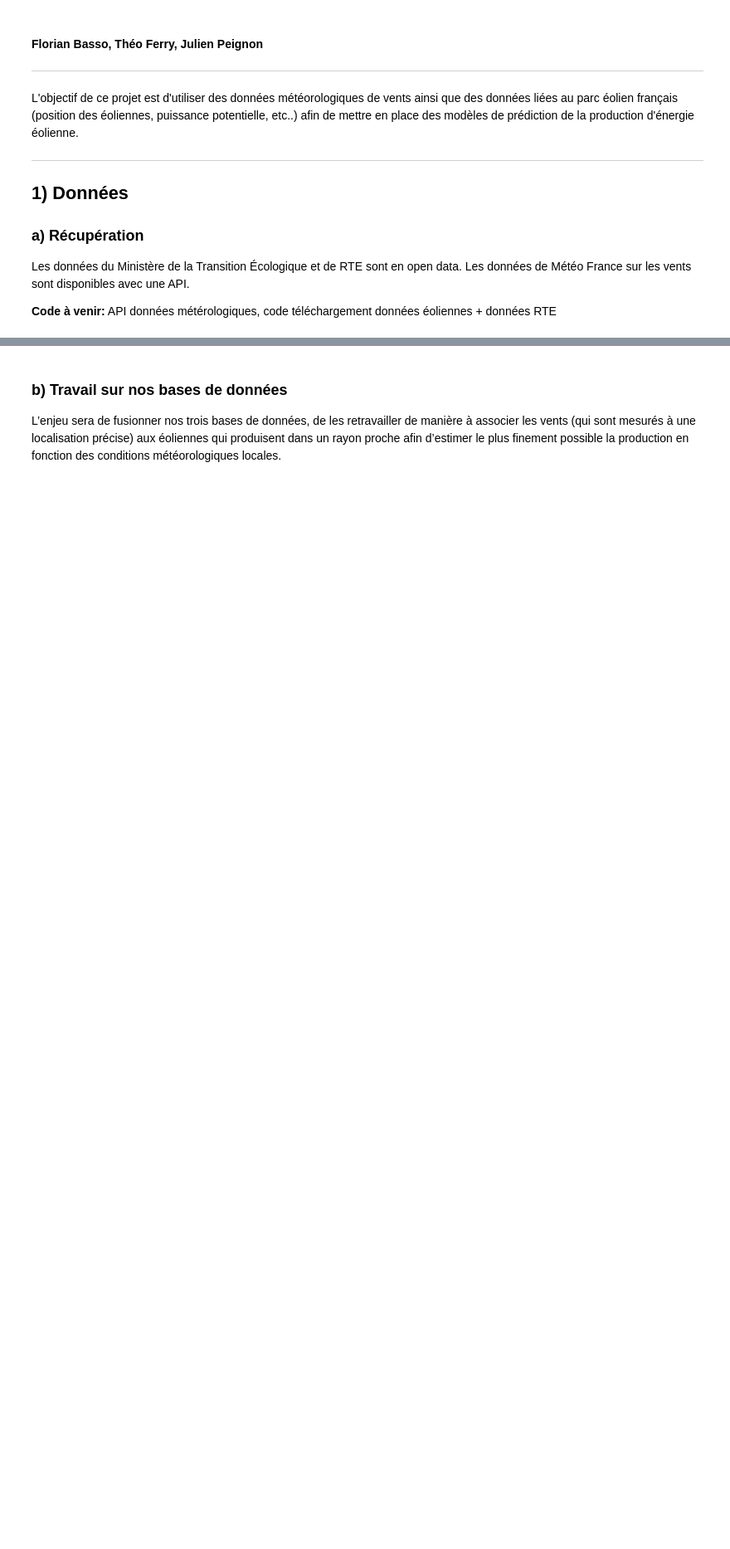
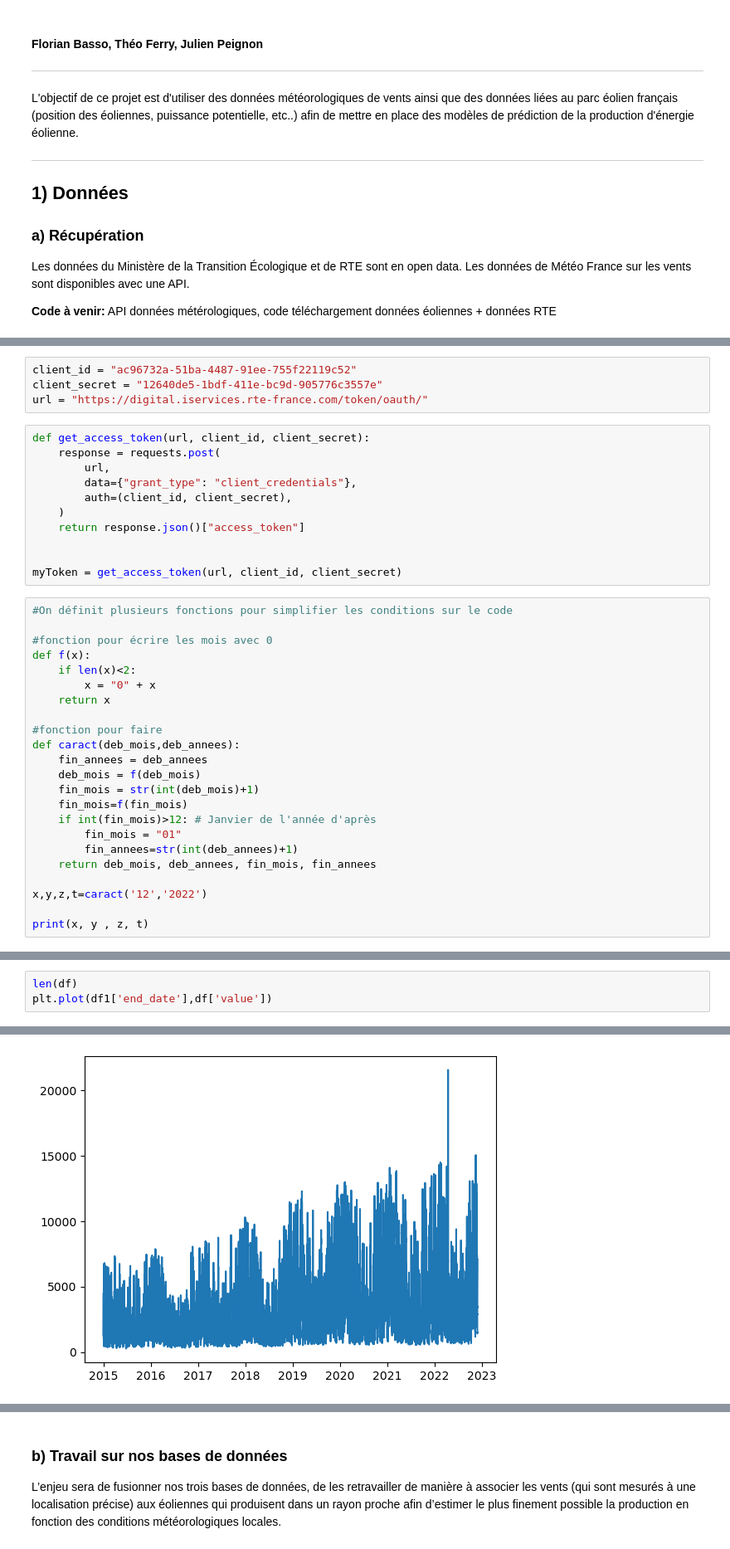
Before and after one commit to Basso42/Production-eolienne-ENSAE, a Jupyter notebook: ProjetPython.ipynb, the cells around one changed output, grey strips where cells are left out. Shown at 83% size. Drawn from its saved outputs; the diff is of its cells as text; blank space fills up the shorter version.

```diff
--- a/ProjetPython.ipynb
+++ b/ProjetPython.ipynb
@@ -11,0 +27,38 @@ Les données du Ministère de la Transition Écologique et de RTE sont en open d
+# %%
+client_id = "ac96732a-51ba-4487-91ee-755f22119c52"
+client_secret = "12640de5-1bdf-411e-bc9d-905776c3557e"
+url = "https://digital.iservices.rte-france.com/token/oauth/"
+# %%
+def get_access_token(url, client_id, client_secret):
+    response = requests.post(
+        url,
+        data={"grant_type": "client_credentials"},
+        auth=(client_id, client_secret),
+    )
+    return response.json()["access_token"]
+
+
+myToken = get_access_token(url, client_id, client_secret)
+# %%
+#On définit plusieurs fonctions pour simplifier les conditions sur le code
+
+#fonction pour écrire les mois avec 0
+def f(x):
+    if len(x)<2:
+        x = "0" + x
+    return x
+
+#fonction pour faire
+def caract(deb_mois,deb_annees):
+    fin_annees = deb_annees
+    deb_mois = f(deb_mois)
+    fin_mois = str(int(deb_mois)+1)
+    fin_mois=f(fin_mois)
+    if int(fin_mois)>12: # Janvier de l'année d'après
+        fin_mois = "01"
+        fin_annees=str(int(deb_annees)+1)
+    return deb_mois, deb_annees, fin_mois, fin_annees
+
+x,y,z,t=caract('12','2022')
+
+print(x, y , z, t)
@@ -11,0 +122,4 @@ Les données du Ministère de la Transition Écologique et de RTE sont en open d
+# %%
+len(df)
+plt.plot(df1['end_date'],df['value'])
+# %% [output]
@@ -11,0 +127 @@ Les données du Ministère de la Transition Écologique et de RTE sont en open d
+[figure, added]
```
Also changed, not shown: parts of 92 cells of this notebook, 1 other file.
